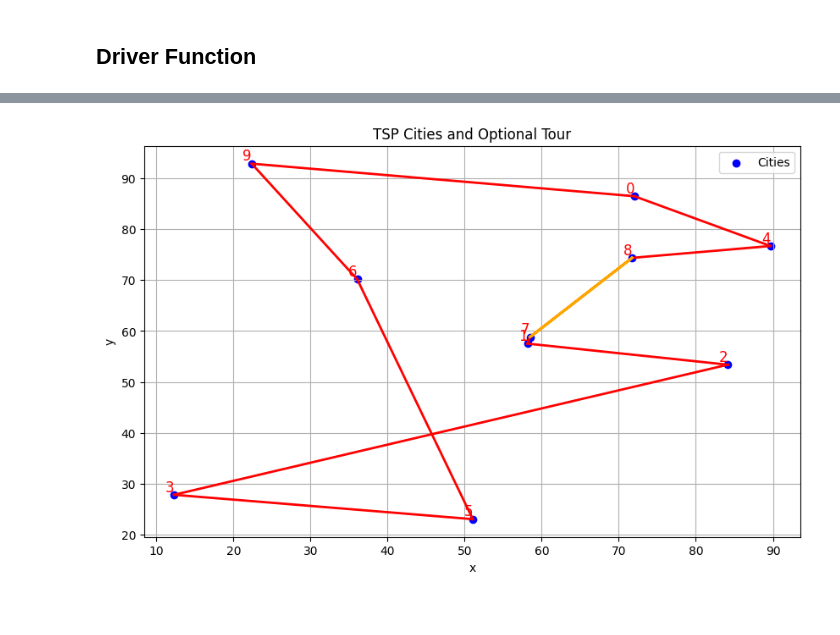
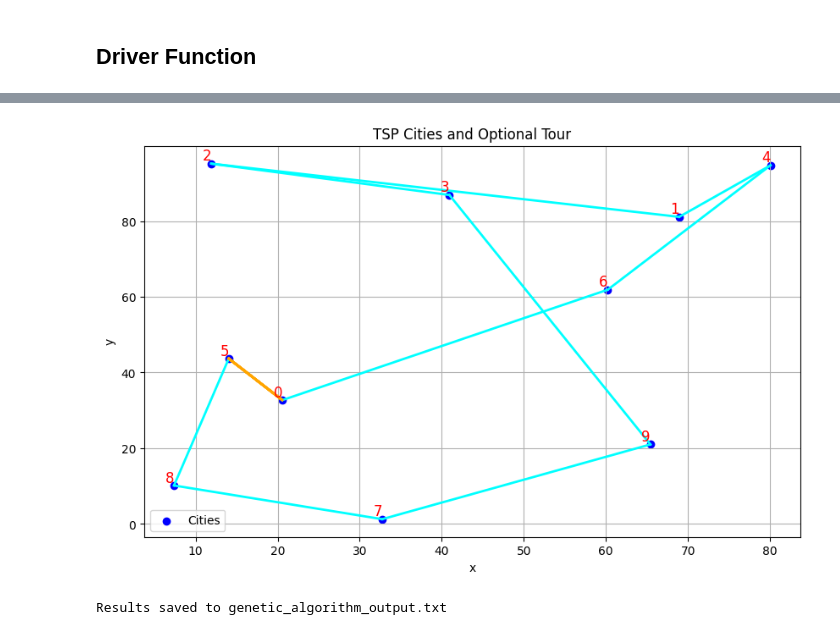
Before and after one commit to shiktr1785/isss-ai-python, a Jupyter notebook: Assignment_4.ipynb, the cells around one changed output, grey strips where cells are left out. Cells and saved outputs as stored; diff of their text form; code cells hidden in the pictures.

```diff
--- a/Assignment_4.ipynb
+++ b/Assignment_4.ipynb
@@ -107,13 +124,17 @@ def crossover(parent1, parent2):
 
 def mutation(tour, mutation_rate=0.1):
 
-  # Mutation with given rate
-  mutated_tour = tour[:]
+  while True:
+    # Mutation with given rate
+    mutated_tour = tour[:]
 
-  for _ in range(int(len(tour) * mutation_rate)):
-    i, j = np.random.choice(len(tour), size=2, replace=False)
-    mutated_tour[i], mutated_tour[j] = mutated_tour[j], mutated_tour[i]
-  return mutated_tour
+    for _ in range(int(len(tour) * mutation_rate)):
+      i, j = np.random.choice(len(tour), size=2, replace=False)
+      mutated_tour[i], mutated_tour[j] = mutated_tour[j], mutated_tour[i]
+
+    # Check if the mutated tour is different from the original
+    if not np.array_equal(mutated_tour, tour):
+      return mutated_tour
 # %%
 # @title Main Loop: Genetic Algorithm
 
@@ -196,7 +232,7 @@ def plot_cities_and_tour(cities, tour):
     for i in range(len(tour) - 1):
       plt.plot([cities[tour[i], 0], cities[tour[i+1], 0]],
               [cities[tour[i], 1], cities[tour[i+1], 1]],
-              color='red', linestyle='-', linewidth=2)
+              color='cyan', linestyle='-', linewidth=2)
 
       # Add return to starting city
 
@@ -213,6 +249,8 @@ def plot_cities_and_tour(cities, tour):
 # %% [markdown]
 ## Driver Function
 # %%
+# @title Genetic TSP
+
 if __name__ == "__main__":
 
   # Generate Cities
@@ -225,13 +263,45 @@ if __name__ == "__main__":
   print("\nDistance Matrix:\n", distance_matrix, "\n")
 
   # Parameters
-  pop_size = 5
+  pop_size = 20 # @param {"type":"integer","placeholder":"popsize"}
+  generations = 50 # @param {"type":"integer","placeholder":"generations"}
+  mutation_rate = 0.1 # @param {"tpye":"float","placeholder":"mutationrate"}
   num_cities = len(cities)
+  verbose = False # @param {"type":"boolean"}
 
-  best_tour, best_cost, best_fitness_per_generation = genetic_algorithm(distance_matrix, num_cities, generations=100)
+  '''def genetic_algorithm(
+    distance_matrix,
+    num_cities,
+    pop_size,
+    generations,
+    mutation_rate),
+    verbose
+    '''
+
+  best_tour, best_cost, best_fitness_per_generation, all_population = genetic_algorithm(distance_matrix,
+                                                                        num_cities,
+                                                                        pop_size,
+                                                                        generations,
+                                                                        mutation_rate,
+                                                                        verbose)
   print("\nBest Solution Found:")
   print(f"Tour: {best_tour}\n")
   print(f"Cost: {best_cost:.2f}\n")
   print(f"Level: {np.argmin(best_fitness_per_generation)}\n")
   plot_cities_and_tour(cities, best_tour)
+
+  # Prepare the output
+  output = f"""
+  Best Solution Found:
+  Tour: {best_tour}
+  Cost: {best_cost:.2f}
+  Level: {np.argmin(best_fitness_per_generation)}
+  """
+
+  # Save to a text file
+  output_file = "genetic_algorithm_output.txt"
+  with open(output_file, "w") as file:
+      file.write(output)
+
+  print(f"Results saved to {output_file}")
 # %% [output]
@@ -255 +325,2 @@ Level: 44
-[figure, old version]
+[figure, new version]
+Results saved to genetic_algorithm_output.txt
```
Also changed, not shown: parts of 17 cells of this notebook.
